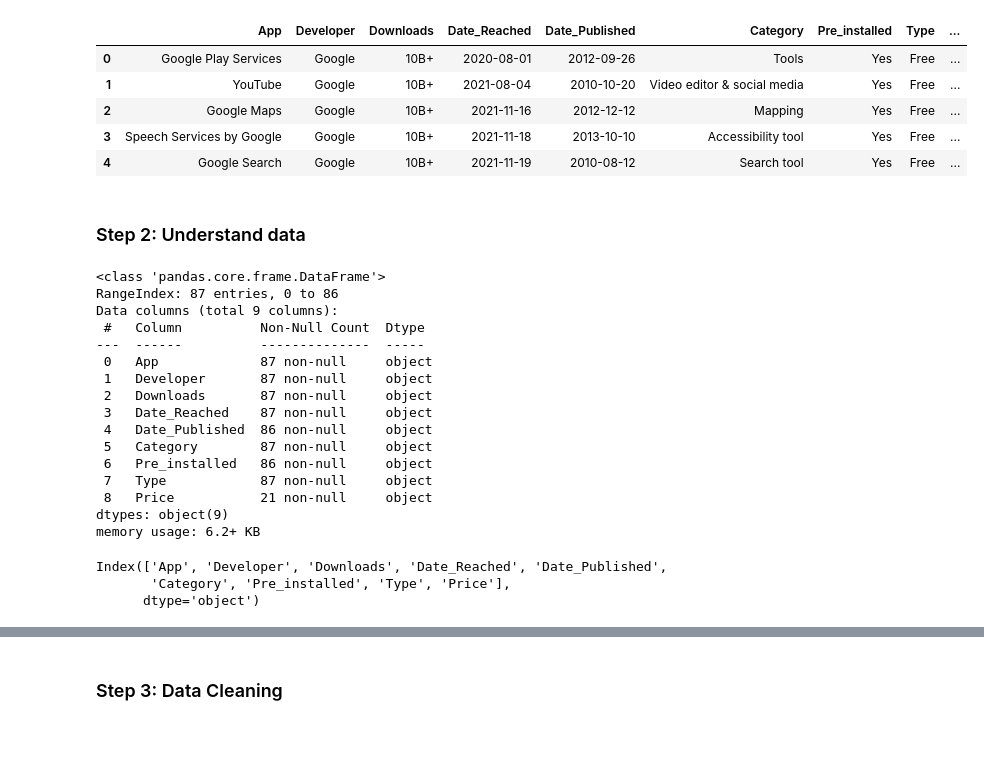
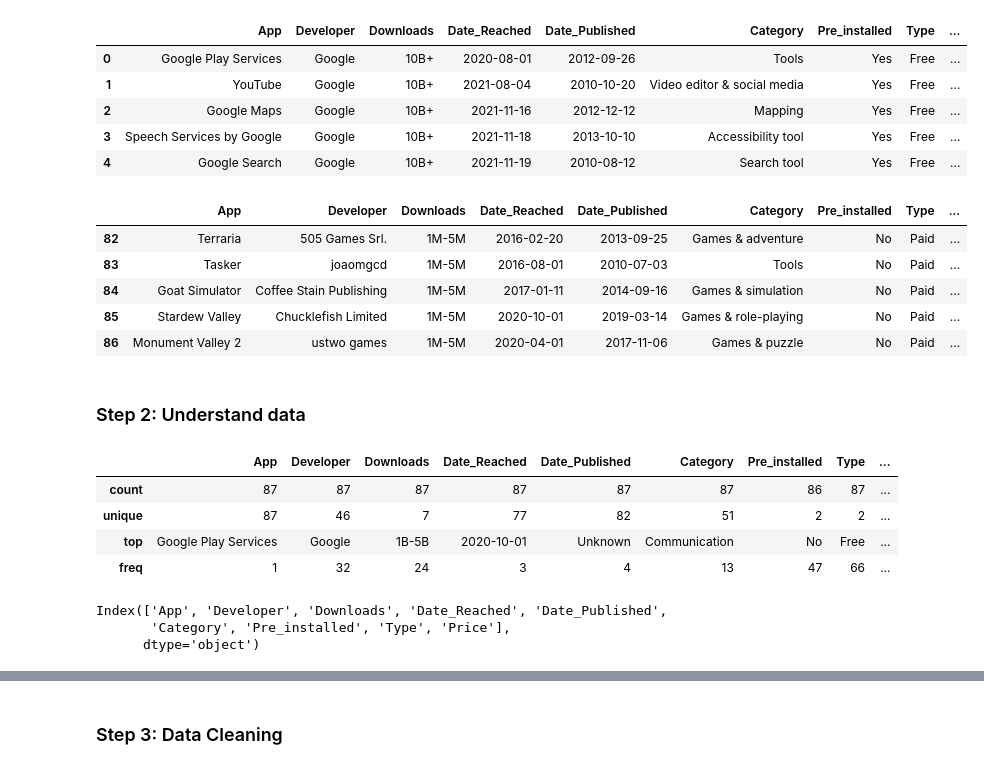
Before and after one commit to tsionawitworkneh/google-playstore-app-analysis, a Jupyter notebook: most_downloaded_app.ipynb, the cells around one changed output, grey strips where cells are left out. Cells and saved outputs as stored; diff of their text form; code cells hidden in the pictures; blank space fills up the shorter version.

```diff
--- a/most_downloaded_app.ipynb
+++ b/most_downloaded_app.ipynb
@@ -27,29 +27,28 @@ df.head()
 | 2 | Google Maps | Google | 10B+ | 2021-11-16 | 2012-12-12 | Mapping | Yes | Free | ... |
 | 3 | Speech Services by Google | Google | 10B+ | 2021-11-18 | 2013-10-10 | Accessibility tool | Yes | Free | ... |
 | 4 | Google Search | Google | 10B+ | 2021-11-19 | 2010-08-12 | Search tool | Yes | Free | ... |
+# %%
+df.tail()
+# %% [output]
+|  | App | Developer | Downloads | Date_Reached | Date_Published | Category | Pre_installed | Type | ... |
+| 82 | Terraria | 505 Games Srl. | 1M-5M | 2016-02-20 | 2013-09-25 | Games & adventure | No | Paid | ... |
+| 83 | Tasker | joaomgcd | 1M-5M | 2016-08-01 | 2010-07-03 | Tools | No | Paid | ... |
+| 84 | Goat Simulator | Coffee Stain Publishing | 1M-5M | 2017-01-11 | 2014-09-16 | Games & simulation | No | Paid | ... |
+| 85 | Stardew Valley | Chucklefish Limited | 1M-5M | 2020-10-01 | 2019-03-14 | Games & role-playing | No | Paid | ... |
+| 86 | Monument Valley 2 | ustwo games | 1M-5M | 2020-04-01 | 2017-11-06 | Games & puzzle | No | Paid | ... |
 # %% [markdown]
 <h3>Step 2: Understand data</h3>
 # %%
 df.describe()
-df.info()
-df.columns
 # %% [output]
-<class 'pandas.core.frame.DataFrame'>
-RangeIndex: 87 entries, 0 to 86
-Data columns (total 9 columns):
- #   Column          Non-Null Count  Dtype
----  ------          --------------  -----
- 0   App             87 non-null     object
- 1   Developer       87 non-null     object
- 2   Downloads       87 non-null     object
- 3   Date_Reached    87 non-null     object
- 4   Date_Published  86 non-null     object
- 5   Category        87 non-null     object
- 6   Pre_installed   86 non-null     object
- 7   Type            87 non-null     object
- 8   Price           21 non-null     object
-dtypes: object(9)
-memory usage: 6.2+ KB
-Index(['App', 'Developer', 'Downloads', 'Date_Reached', 'Date_Published',
-       'Category', 'Pre_installed', 'Type', 'Price'],
-      dtype='object')
+|  | App | Developer | Downloads | Date_Reached | Date_Published | Category | Pre_installed | Type | ... |
+| count | 87 | 87 | 87 | 87 | 87 | 87 | 86 | 87 | ... |
+| unique | 87 | 46 | 7 | 77 | 82 | 51 | 2 | 2 | ... |
+| top | Google Play Services | Google | 1B-5B | 2020-10-01 | Unknown | Communication | No | Free | ... |
+| freq | 1 | 32 | 24 | 3 | 4 | 13 | 47 | 66 | ... |
+# %%
+df.columns
+# %% [output]
+Index(['App', 'Developer', 'Downloads', 'Date_Reached', 'Date_Published',
+       'Category', 'Pre_installed', 'Type', 'Price'],
+      dtype='object')
```
Also changed, not shown: parts of 7 cells of this notebook.
